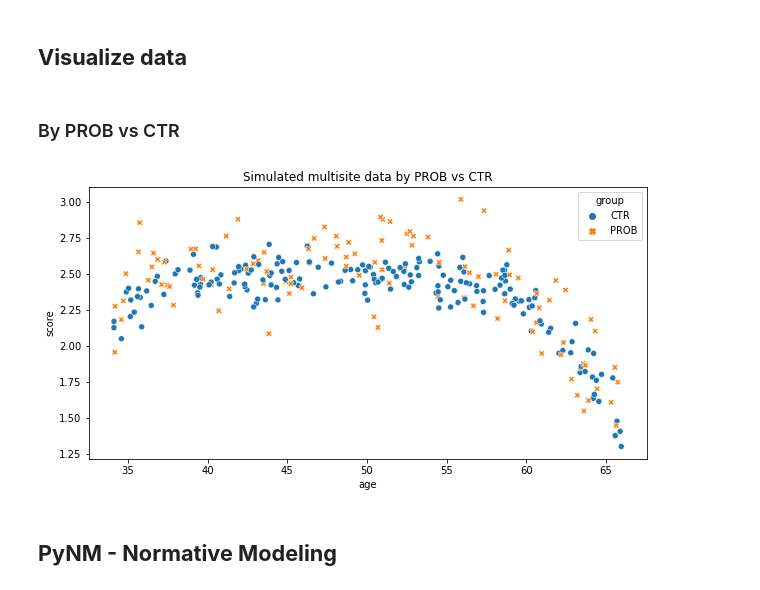
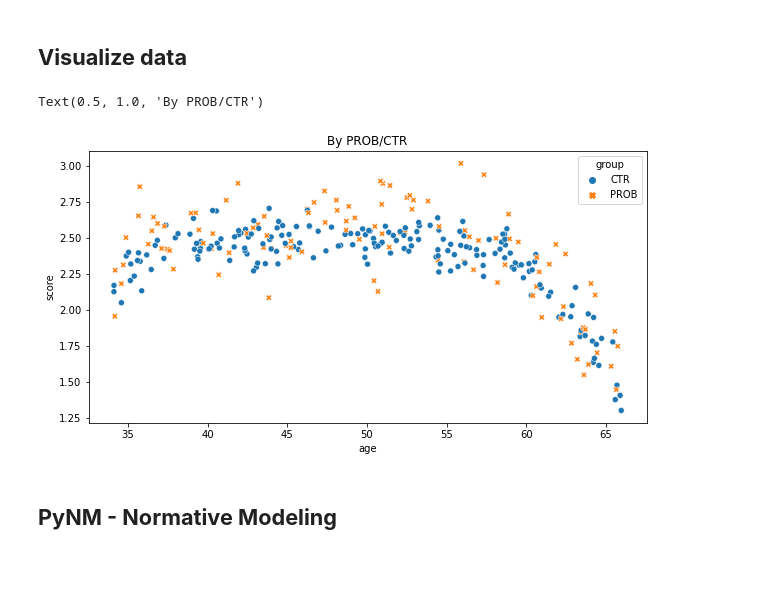
Before and after one commit to ppsp-team/PyNM, a Jupyter notebook: tutorials/1-getting_started.ipynb, the cells around one changed output. Drawn from its saved outputs; the diff is of its cells as text; code cells hidden in the pictures.

```diff
--- a/tutorials/1-getting_started.ipynb
+++ b/tutorials/1-getting_started.ipynb
@@ -56,15 +56,15 @@ print('n subjects = {}'.format(df.shape[0]))
 n subjects = 298
 # %% [markdown]
 ## **Visualize data**
-# %% [markdown]
-### By PROB vs CTR
 # %%
 plt.figure(figsize=(10,5))
+
 sns.scatterplot(data=df, x='age', y='score', hue='group', style='group')
-plt.title('Simulated multisite data by PROB vs CTR')
-plt.show()
+
+plt.title('By PROB/CTR')
 # %% [output]
+Text(0.5, 1.0, 'By PROB/CTR')
-[figure, old version]
+[figure, new version]
 # %% [markdown]
 ## **PyNM - Normative Modeling**
 # %%
```
Also changed, not shown: parts of 11 cells of this notebook.
